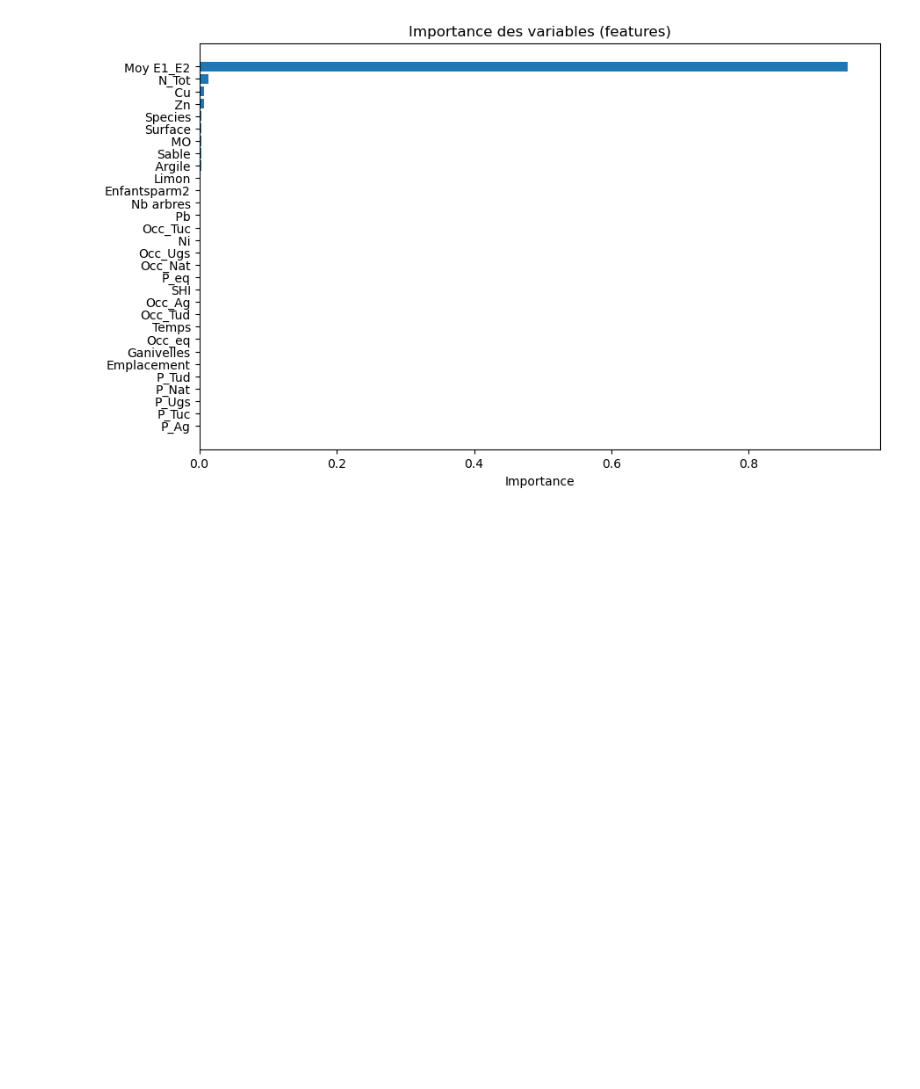
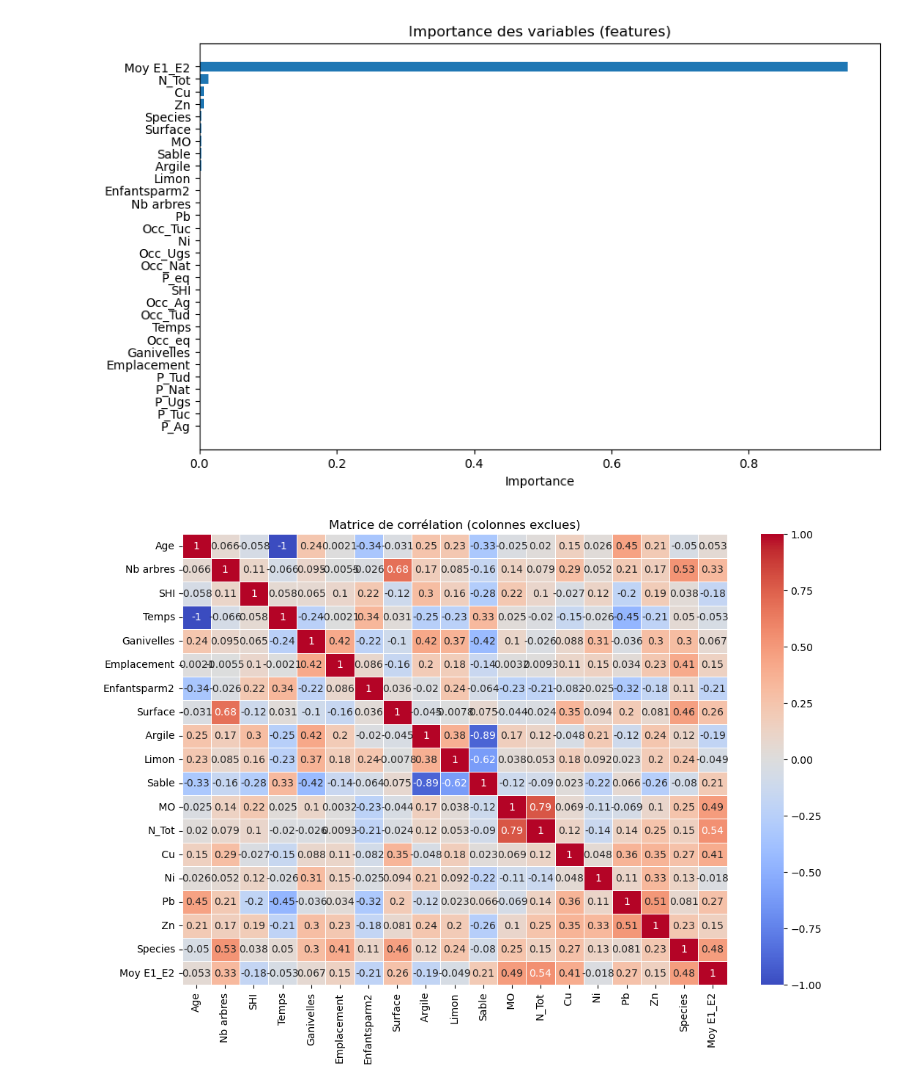
Before and after one commit to vitamineeo/Projet_d-simperm-abilisation, a Jupyter notebook: Code/analyse_predictive.ipynb, the cells around one changed output. Drawn from its saved outputs; the diff is of its cells as text; code cells hidden in the pictures; blank space fills up the shorter version.

Commit message:
Ajout matrice corrélation

```diff
--- a/Code/analyse_predictive.ipynb
+++ b/Code/analyse_predictive.ipynb
@@ -88,3 +88,26 @@ plt.show()
 12         P_Tuc    0.000167
 8           P_Ag    0.000151
 [figure]
+# %%
+import pandas as pd
+import seaborn as sns
+import matplotlib.pyplot as plt
+
+df = pd.read_excel('../Données/TDP.xlsx')
+
+cols_to_exclude = ['Occ_Nat', 'Occ_Ag', 'Occ_Ugs', 'Occ_eq', 'Occ_Tud', 'Occ_Tuc',
+                   'P_Nat', 'P_Ag', 'P_Ugs', 'P_eq', 'P_Tud', 'P_Tuc']
+
+
+df_filtered = df.drop(columns=cols_to_exclude).select_dtypes(include=['float64', 'int64'])
+
+
+corr_matrix = df_filtered.corr()
+
+
+plt.figure(figsize=(12, 8))
+sns.heatmap(corr_matrix, annot=True, cmap='coolwarm', linewidths=0.5)
+plt.title('Matrice de corrélation (colonnes exclues)')
+plt.show()
+# %% [output]
+[figure, added]
```
